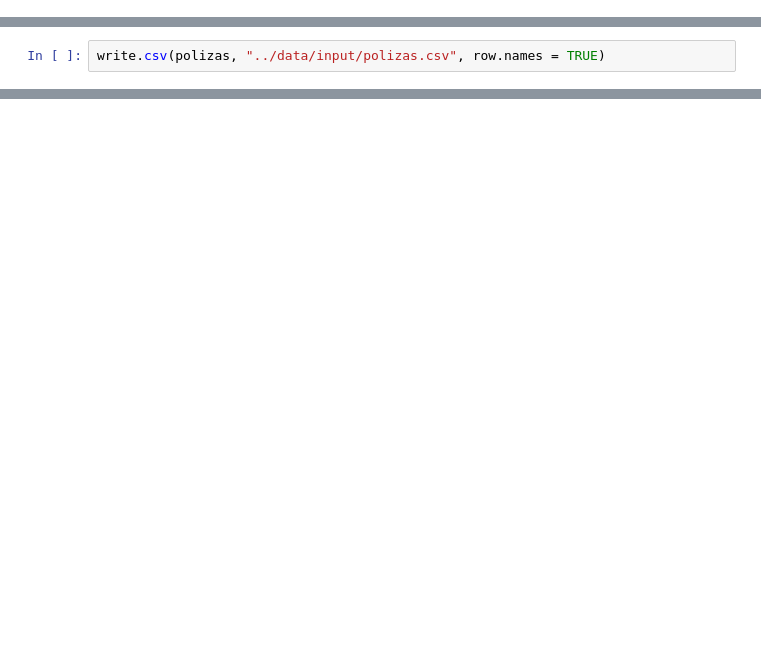
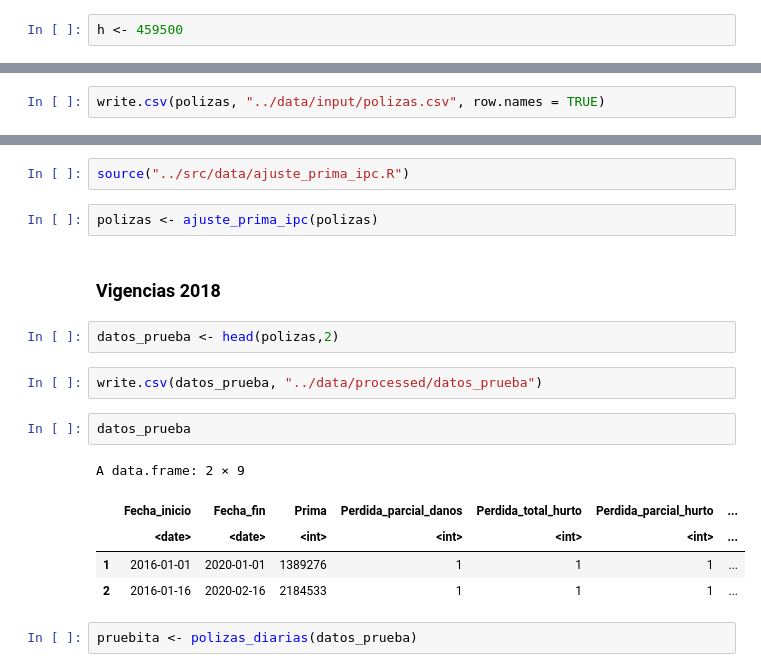
Before and after one commit to RiemannIntegrable/modelo-de-riesgo-colectivo-en-siniestros-de-autos, a Jupyter notebook: notebooks/Polizas.ipynb, the cells around one changed output, grey strips where cells are left out. Drawn from its saved outputs; the diff is of its cells as text; blank space fills up the shorter version.

```diff
--- a/notebooks/Polizas.ipynb
+++ b/notebooks/Polizas.ipynb
@@ -75,4 +80,6 @@ polizas$Fecha_fin <- as.Date(polizas$Fecha_fin)
 ### Prima
 # %%
 polizas <- na.omit(polizas)
+# %%
+h <- 459500
 # %%
@@ -128,0 +145,20 @@ write.csv(polizas, "../data/input/polizas.csv", row.names = TRUE)
+# %%
+source("../src/data/ajuste_prima_ipc.R")
+# %%
+polizas <- ajuste_prima_ipc(polizas)
+# %% [markdown]
+### Vigencias 2018
+# %%
+datos_prueba <- head(polizas,2)
+# %%
+write.csv(datos_prueba, "../data/processed/datos_prueba")
+# %%
+datos_prueba
+# %% [output]
+A data.frame: 2 × 9
+|  | Fecha_inicio | Fecha_fin | Prima | Perdida_parcial_danos | Perdida_total_hurto | Perdida_parcial_hurto | ... |
+|  | <date> | <date> | <int> | <int> | <int> | <int> | ... |
+| 1 | 2016-01-01 | 2020-01-01 | 1389276 | 1 | 1 | 1 | ... |
+| 2 | 2016-01-16 | 2020-02-16 | 2184533 | 1 | 1 | 1 | ... |
+# %%
+pruebita <- polizas_diarias(datos_prueba)
```
Also changed, not shown: parts of 21 cells of this notebook, 3 other files.
